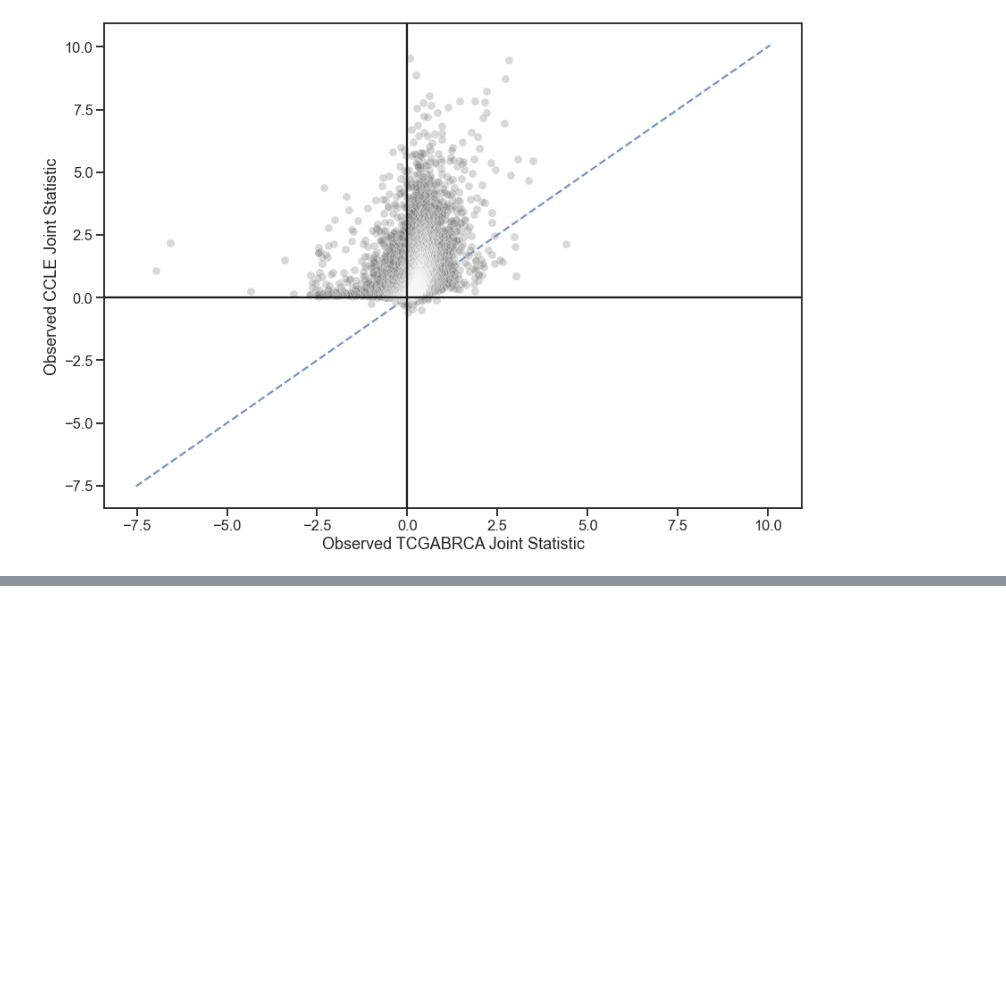
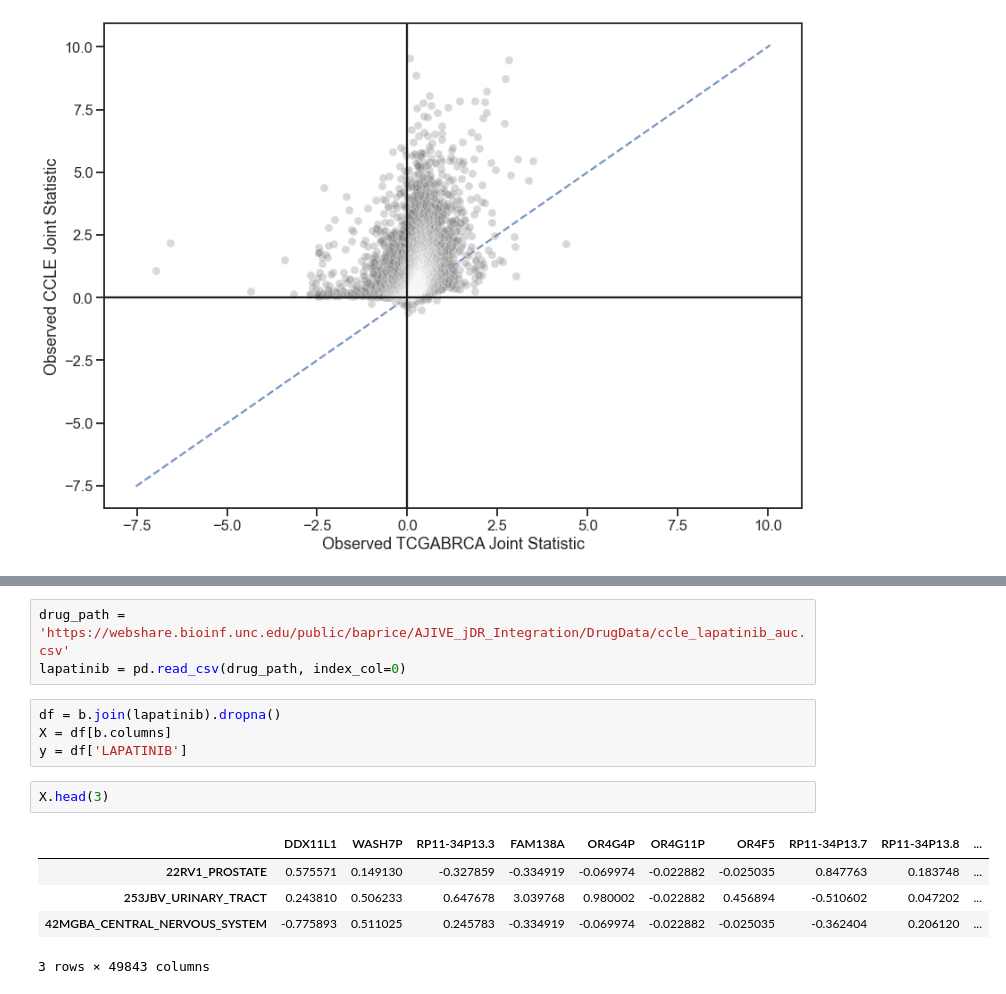
Before and after one commit to baprice/AJIVE-jDR-Integration, a Jupyter notebook: notebooks/jDR_Paper_Analysis.ipynb, the cells around one changed output, grey strips where cells are left out. Saved outputs shown, nothing was run; the diff lists cells and outputs as text; blank space fills up the shorter version.

```diff
--- a/notebooks/jDR_Paper_Analysis.ipynb
+++ b/notebooks/jDR_Paper_Analysis.ipynb
@@ -185,0 +290,15 @@ Text(0, 0.5, 'Observed CCLE Joint Statistic')
+# %%
+drug_path = 'https://webshare.bioinf.unc.edu/public/baprice/AJIVE_jDR_Integration/DrugData/ccle_lapatinib_auc.csv'
+lapatinib = pd.read_csv(drug_path, index_col=0)
+# %%
+df = b.join(lapatinib).dropna()
+X = df[b.columns]
+y = df['LAPATINIB']
+# %%
+X.head(3)
+# %% [output]
+|  | DDX11L1 | WASH7P | RP11-34P13.3 | FAM138A | OR4G4P | OR4G11P | OR4F5 | RP11-34P13.7 | RP11-34P13.8 | ... |
+| 22RV1_PROSTATE | 0.575571 | 0.149130 | -0.327859 | -0.334919 | -0.069974 | -0.022882 | -0.025035 | 0.847763 | 0.183748 | ... |
+| 253JBV_URINARY_TRACT | 0.243810 | 0.506233 | 0.647678 | 3.039768 | 0.980002 | -0.022882 | 0.456894 | -0.510602 | 0.047202 | ... |
+| 42MGBA_CENTRAL_NERVOUS_SYSTEM | -0.775893 | 0.511025 | 0.245783 | -0.334919 | -0.069974 | -0.022882 | -0.025035 | -0.362404 | 0.206120 | ... |
+3 rows × 49843 columns
```
Also changed, not shown: parts of 10 cells of this notebook, 1 other file.
